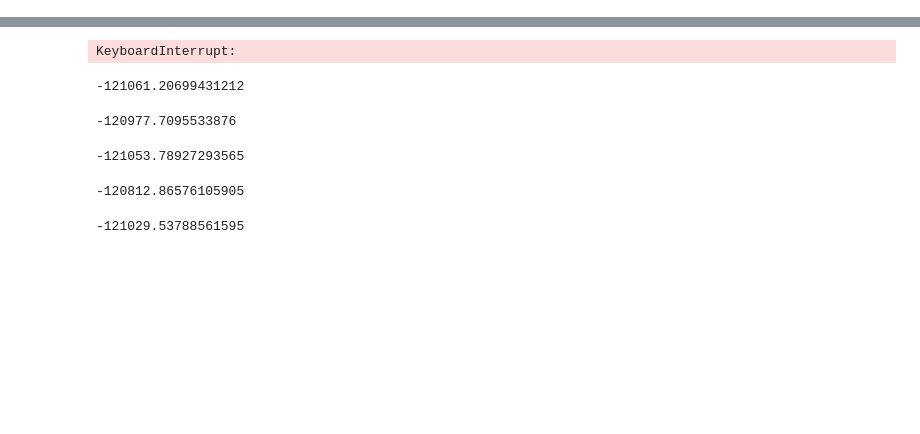
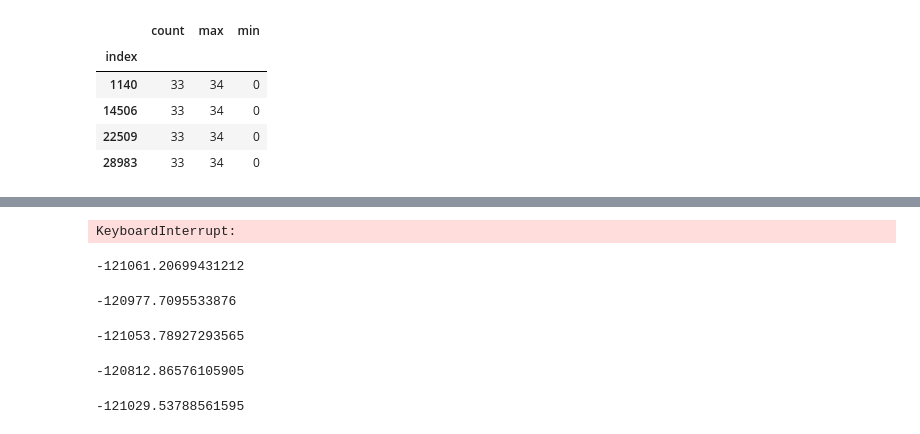
Before and after one commit to dedcode/caprecap, a Jupyter notebook: simple_models/BinBetaBin.ipynb, the cells around one changed output, grey strips where cells are left out. Saved outputs shown, nothing was run; the diff lists cells and outputs as text; code cells hidden in the pictures; blank space fills up the shorter version.

```diff
--- a/simple_models/BinBetaBin.ipynb
+++ b/simple_models/BinBetaBin.ipynb
@@ -66,3 +55,12 @@ Length: 103358, dtype: int64
+# %%
+data[data['count'] > 32]
+# %% [output]
+|  | count | max | min |
+| index |  |  |  |
+| 1140 | 33 | 34 | 0 |
+| 14506 | 33 | 34 | 0 |
+| 22509 | 33 | 34 | 0 |
+| 28983 | 33 | 34 | 0 |
 # %%
 plt.bar(np.arange(S+1), dat)
 # %% [output]
```
Also changed, not shown: parts of 7 cells of this notebook, 36 other files.
